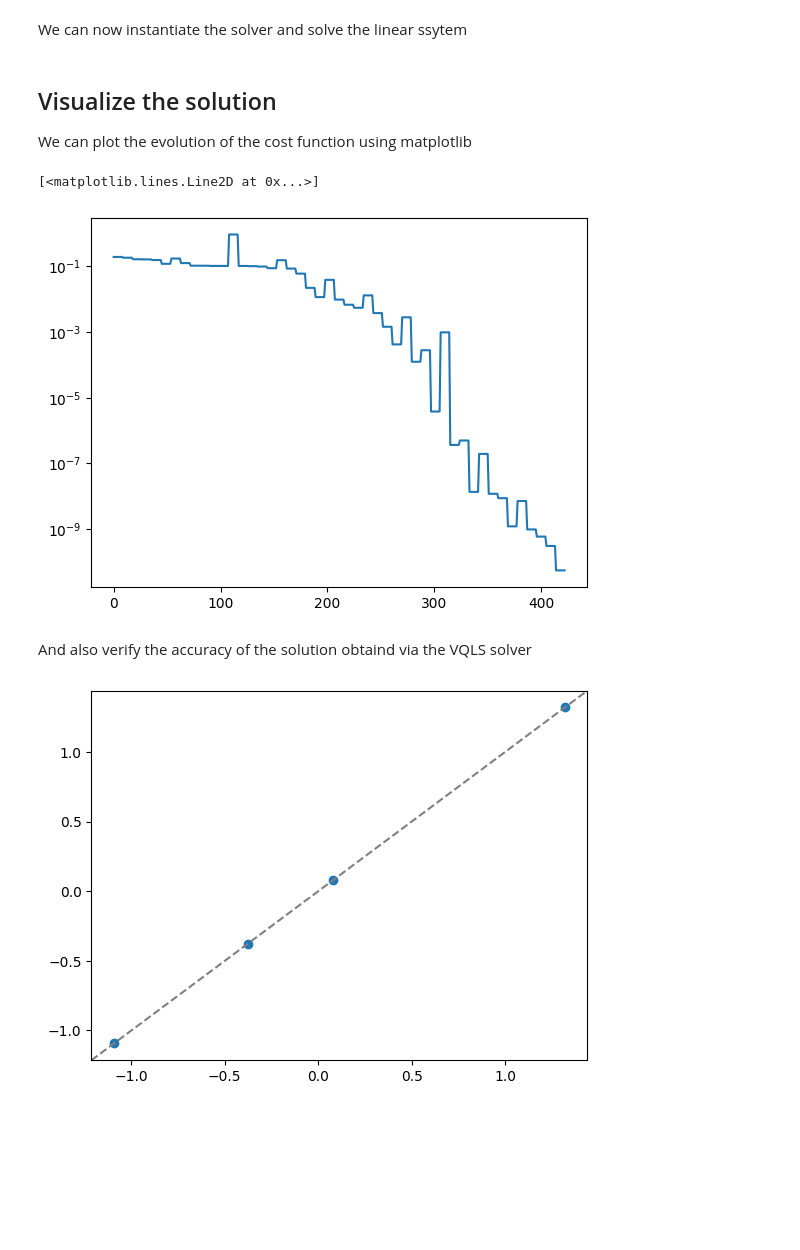
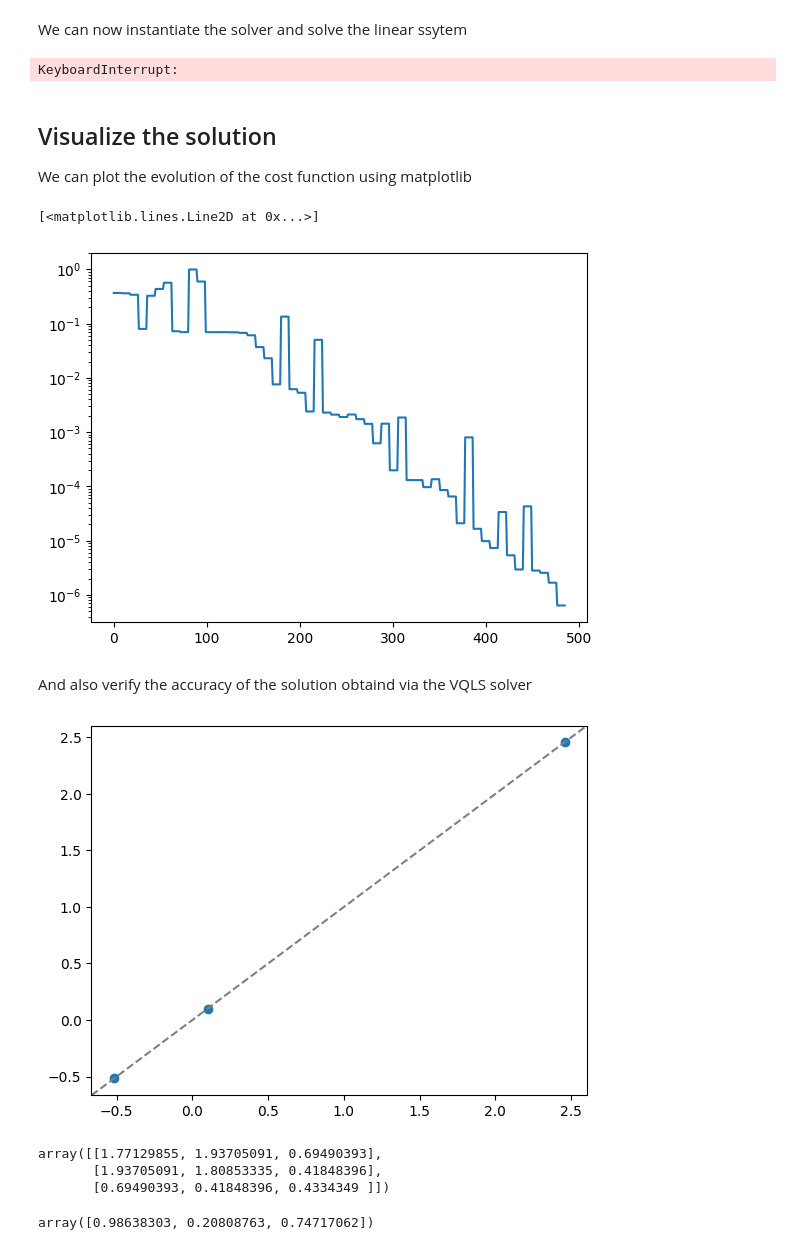
Before and after one commit to QuantumApplicationLab/QuantumNewtonRaphson, a Jupyter notebook: docs/notebooks/linear_solvers/vqls.ipynb, the cells around one changed output. Saved outputs shown, nothing was run; the diff lists cells and outputs as text; code cells hidden in the pictures; blank space fills up the shorter version.

```diff
--- a/docs/notebooks/linear_solvers/vqls.ipynb
+++ b/docs/notebooks/linear_solvers/vqls.ipynb
@@ -11,10 +11,11 @@ We use here a randon sparse matrix $A$ and a random right hand side vector $b$
 from scipy.sparse import random as sprand
 import numpy as np
 
-A = sprand(4,4, density=0.8, format='csr')
-A = np.random.rand(4,4)
+size = 3
+A = sprand(size,size, density=0.8, format='csr')
+A = np.random.rand(size,size)
 A = A+A.T
-b = np.random.rand(4)
+b = np.random.rand(size)
 # %% [markdown]
 ## Classical Solution
 We can of course obtain the solution of this linear system using `numpy`
@@ -34,9 +35,11 @@ optim = optim.CG()
 # %% [markdown]
 We can now instantiate the solver and solve the linear ssytem
 # %%
-from quantum_newton_raphson.vqls_solve import VQLS_SOLVER
+from quantum_newton_raphson.vqls_solver import VQLS_SOLVER
 solver = VQLS_SOLVER(estimator=estimator, ansatz=ansatz, optimizer=optim, matrix_decomposition='symmetric')
 sol = solver(A, b)
+# %% [output]
+KeyboardInterrupt:
 # %% [markdown]
 ## Visualize the solution
 We can plot the evolution of the cost function using matplotlib
@@ -45,12 +48,22 @@ import matplotlib.pyplot as plt
 plt.semilogy(sol.logger.values)
 # %% [output]
 [<matplotlib.lines.Line2D at 0x...>]
-[figure, old version]
+[figure, new version]
 # %% [markdown]
 And also verify the accuracy of the solution obtaind via the VQLS solver
 # %%
 import matplotlib.pyplot as plt
-plt.scatter(np.linalg.solve(A,b), sol.solution)
+plt.scatter(np.linalg.solve(A,b)[:3], sol.solution)
 _ = plt.axline( (0,0),slope=1,linestyle='--',color='grey')
 # %% [output]
-[figure, old version]
+[figure, new version]
+# %%
+A
+# %% [output]
+array([[1.77129855, 1.93705091, 0.69490393],
+       [1.93705091, 1.80853335, 0.41848396],
+       [0.69490393, 0.41848396, 0.4334349 ]])
+# %%
+b
+# %% [output]
+array([0.98638303, 0.20808763, 0.74717062])
```
Also changed, not shown: parts of 5 cells of this notebook, 4 other files.
